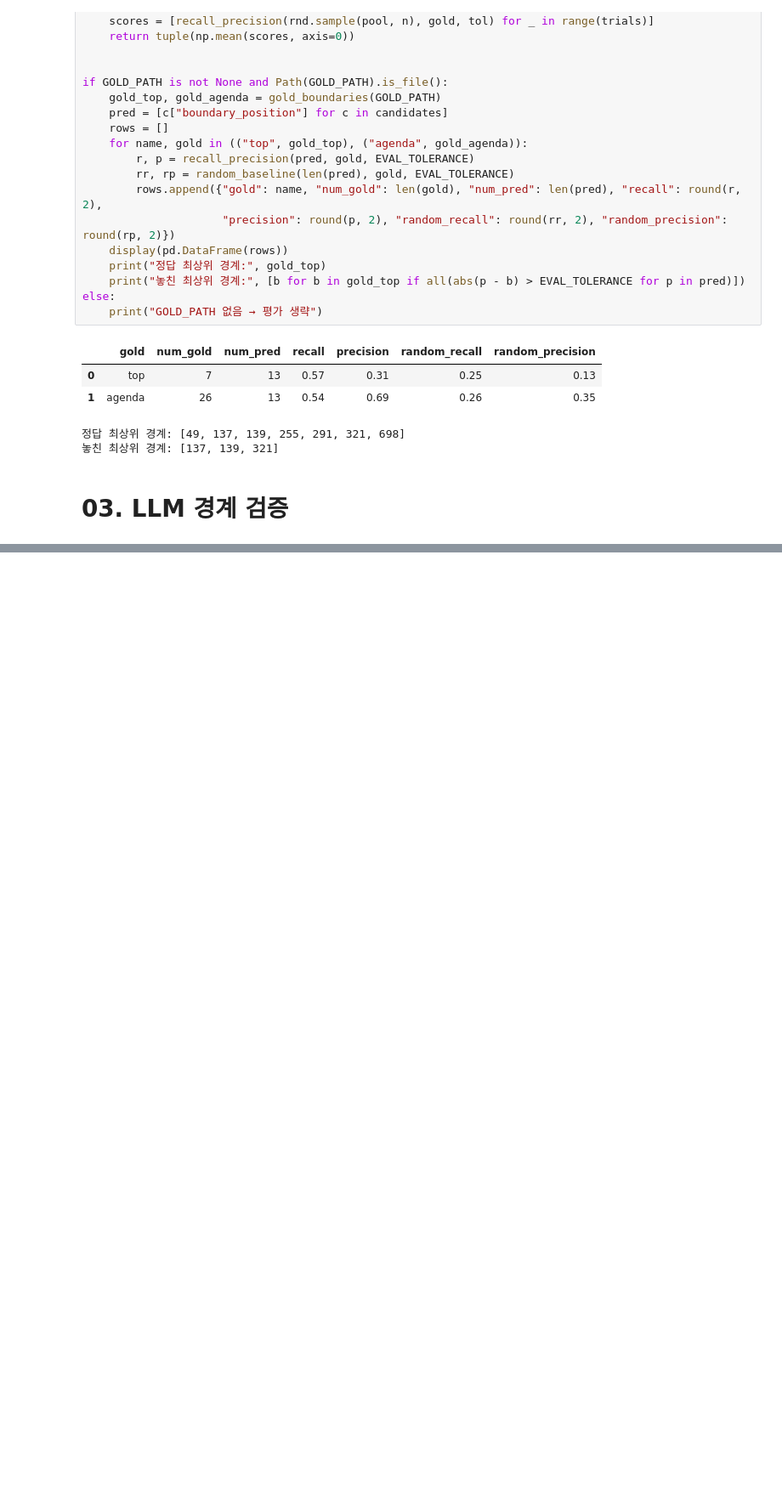
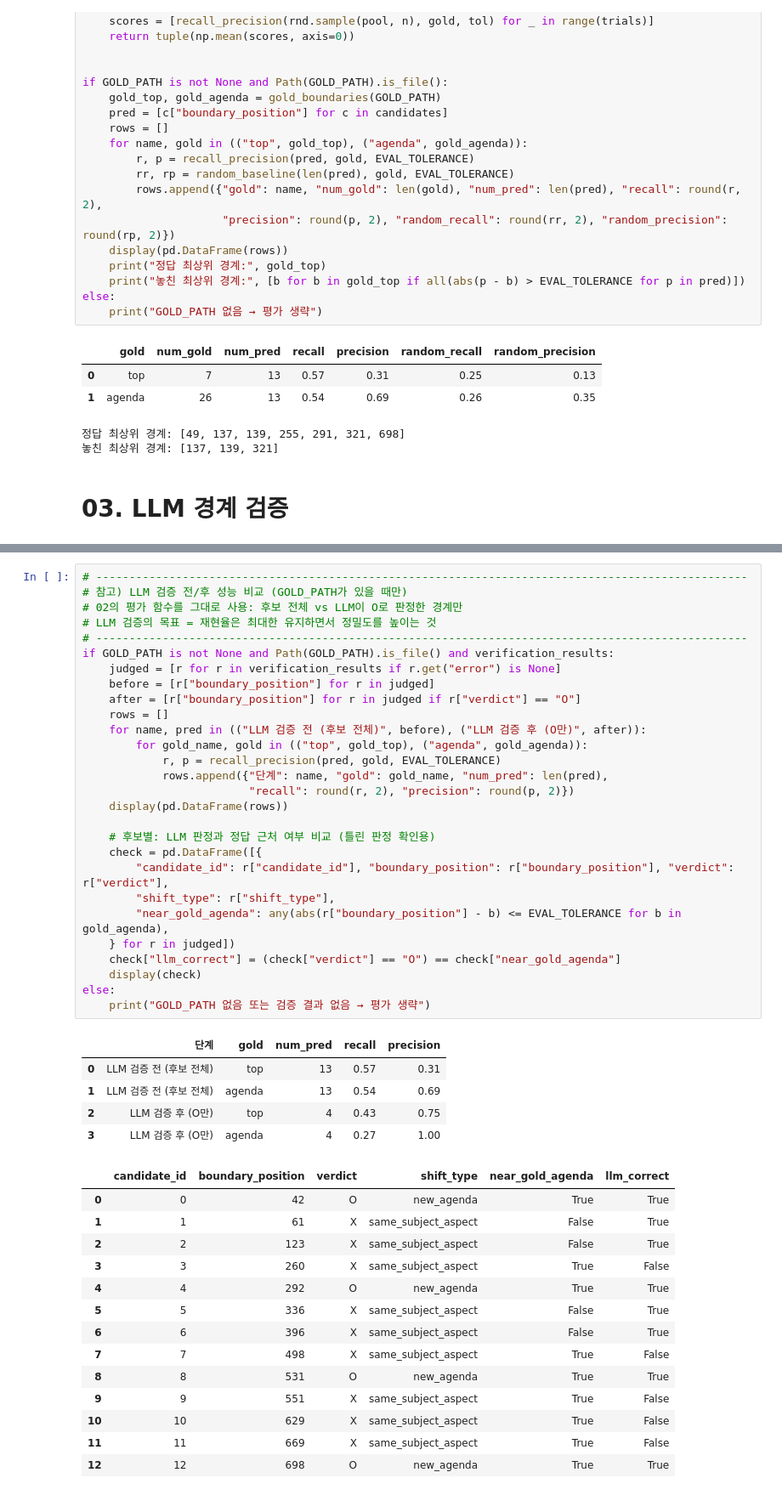
Before and after one commit to TEAM-REMEET/remeet, a Jupyter notebook: playground/chaewon/src/01_text_boundary_test.ipynb, the cells around one changed output, grey strips where cells are left out. Shown at 85% size. Drawn from its saved outputs; the diff is of its cells as text; blank space fills up the shorter version.

```diff
--- a/playground/chaewon/src/01_text_boundary_test.ipynb
+++ b/playground/chaewon/src/01_text_boundary_test.ipynb
@@ -684,0 +1132,48 @@ else:
+# %%
+# --------------------------------------------------------------------------------------------------
+# 참고) LLM 검증 전/후 성능 비교 (GOLD_PATH가 있을 때만)
+# 02의 평가 함수를 그대로 사용: 후보 전체 vs LLM이 O로 판정한 경계만
+# LLM 검증의 목표 = 재현율은 최대한 유지하면서 정밀도를 높이는 것
+# --------------------------------------------------------------------------------------------------
+if GOLD_PATH is not None and Path(GOLD_PATH).is_file() and verification_results:
+    judged = [r for r in verification_results if r.get("error") is None]
+    before = [r["boundary_position"] for r in judged]
+    after = [r["boundary_position"] for r in judged if r["verdict"] == "O"]
+    rows = []
+    for name, pred in (("LLM 검증 전 (후보 전체)", before), ("LLM 검증 후 (O만)", after)):
+        for gold_name, gold in (("top", gold_top), ("agenda", gold_agenda)):
+            r, p = recall_precision(pred, gold, EVAL_TOLERANCE)
+            rows.append({"단계": name, "gold": gold_name, "num_pred": len(pred),
+                         "recall": round(r, 2), "precision": round(p, 2)})
+    display(pd.DataFrame(rows))
+
+    # 후보별: LLM 판정과 정답 근처 여부 비교 (틀린 판정 확인용)
+    check = pd.DataFrame([{
+        "candidate_id": r["candidate_id"], "boundary_position": r["boundary_position"], "verdict": r["verdict"],
+        "shift_type": r["shift_type"],
+        "near_gold_agenda": any(abs(r["boundary_position"] - b) <= EVAL_TOLERANCE for b in gold_agenda),
+    } for r in judged])
+    check["llm_correct"] = (check["verdict"] == "O") == check["near_gold_agenda"]
+    display(check)
+else:
+    print("GOLD_PATH 없음 또는 검증 결과 없음 → 평가 생략")
+# %% [output]
+|  | 단계 | gold | num_pred | recall | precision |
+| 0 | LLM 검증 전 (후보 전체) | top | 13 | 0.57 | 0.31 |
+| 1 | LLM 검증 전 (후보 전체) | agenda | 13 | 0.54 | 0.69 |
+| 2 | LLM 검증 후 (O만) | top | 4 | 0.43 | 0.75 |
+| 3 | LLM 검증 후 (O만) | agenda | 4 | 0.27 | 1.00 |
+|  | candidate_id | boundary_position | verdict | shift_type | near_gold_agenda | llm_correct |
+| 0 | 0 | 42 | O | new_agenda | True | True |
+| 1 | 1 | 61 | X | same_subject_aspect | False | True |
+| 2 | 2 | 123 | X | same_subject_aspect | False | True |
+| 3 | 3 | 260 | X | same_subject_aspect | True | False |
+| 4 | 4 | 292 | O | new_agenda | True | True |
+| 5 | 5 | 336 | X | same_subject_aspect | False | True |
+| 6 | 6 | 396 | X | same_subject_aspect | False | True |
+| 7 | 7 | 498 | X | same_subject_aspect | True | False |
+| 8 | 8 | 531 | O | new_agenda | True | True |
+| 9 | 9 | 551 | X | same_subject_aspect | True | False |
+| 10 | 10 | 629 | X | same_subject_aspect | True | False |
+| 11 | 11 | 669 | X | same_subject_aspect | True | False |
+| 12 | 12 | 698 | O | new_agenda | True | True |
```
Also changed, not shown: parts of 11 cells of this notebook.
